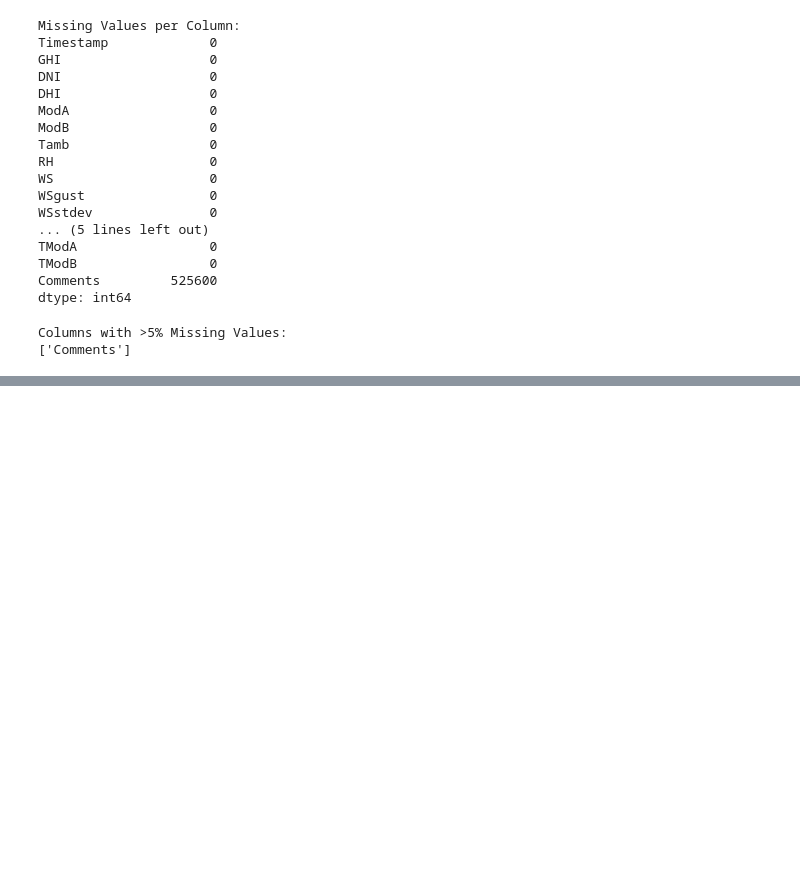
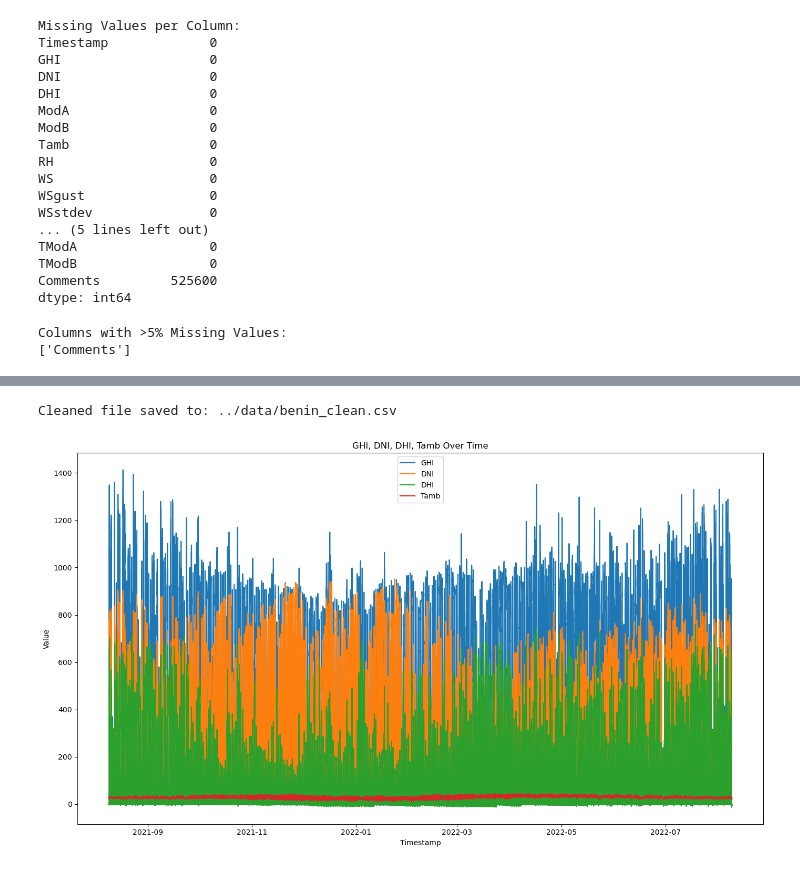
Before and after one commit to RobZ578/solar-challenge-week0, a Jupyter notebook: notebook/benin_eda.ipynb, the cells around one changed output, grey strips where cells are left out. Saved outputs shown, nothing was run; the diff lists cells and outputs as text; code cells hidden in the pictures; blank space fills up the shorter version.

Commit message:
benin notebook

```diff
--- a/notebook/benin_eda.ipynb
+++ b/notebook/benin_eda.ipynb
@@ -58,0 +163,22 @@ Columns with >5% Missing Values:
+# %%
+# Drop or impute (median) missing values in key columns
+
+# Key columns to clean
+key_cols = ['GHI', 'DNI', 'DHI', 'ModA', 'ModB', 'WS', 'WSgust']
+
+# Drop or impute missing values
+total_rows = len(df)
+
+for col in key_cols:
+    missing = df[col].isna().sum()
+    threshold = 0.05 * total_rows   # 5% threshold
+
+    if missing > threshold:
+        # Impute with median
+        df[col] = df[col].fillna(df[col].median())
+    else:
+        # Drop rows where this column is missing
+        df = df.dropna(subset=[col])
+
+# Confirm cleanup
+df[key_cols].isna().sum()
@@ -58,0 +194,30 @@ Columns with >5% Missing Values:
+# %%
+# Export cleaned DataFrame
+output_path = '../data/benin_clean.csv'
+df.to_csv(output_path, index=False)
+
+print("Cleaned file saved to:", output_path)
+# %% [output]
+Cleaned file saved to: ../data/benin_clean.csv
+# %%
+# Line or bar charts of GHI, DNI, DHI, Tamb vs. Timestamp.
+
+# Ensure Timestamp is datetime
+df['Timestamp'] = pd.to_datetime(df['Timestamp'])
+
+# Columns to plot
+cols = ['GHI', 'DNI', 'DHI', 'Tamb']
+
+plt.figure(figsize=(14, 8))
+
+for col in cols:
+    plt.plot(df['Timestamp'], df[col], label=col)
+
+plt.xlabel('Timestamp')
+plt.ylabel('Value')
+plt.title('GHI, DNI, DHI, Tamb Over Time')
+plt.legend()
+plt.tight_layout()
+plt.show()
+# %% [output]
+[figure, added]
```
Also changed, not shown: parts of 15 cells of this notebook, 1 other file.
